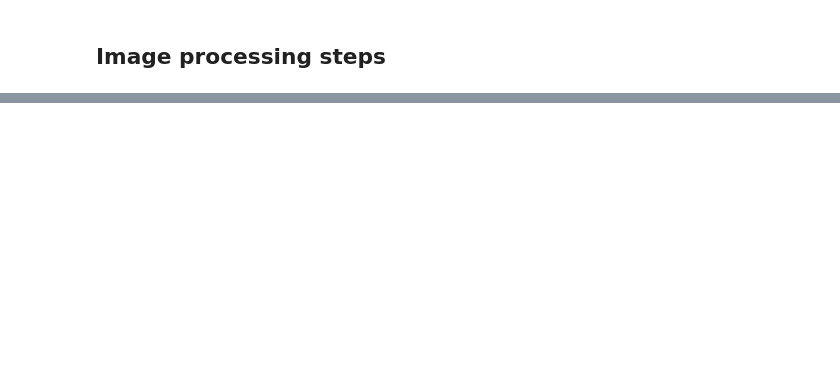
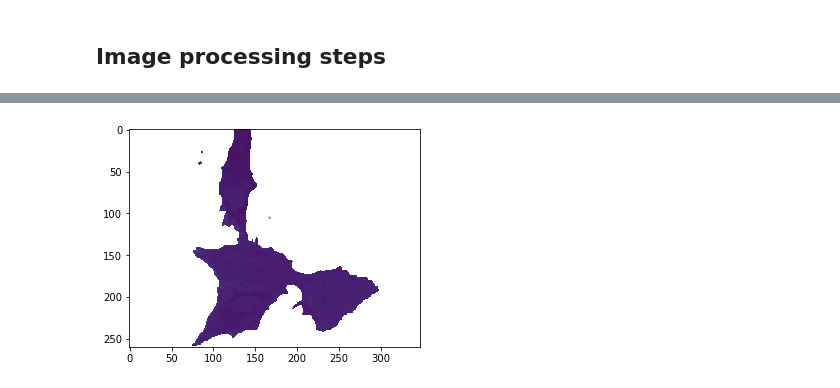
Before and after one commit to nbounatsos/ipqda_projects, a Jupyter notebook: assignment_B/IPQDA_23_ASS_B_Starting_Script.ipynb, the cells around one changed output, grey strips where cells are left out. Cells and saved outputs as stored; diff of their text form; code cells hidden in the pictures; blank space fills up the shorter version.

```diff
--- a/assignment_B/IPQDA_23_ASS_B_Starting_Script.ipynb
+++ b/assignment_B/IPQDA_23_ASS_B_Starting_Script.ipynb
@@ -86,2 +92,9 @@ background_mask =
+# %%
+
+# Now, you can manually draw the region of interest on the image in the Napari viewer
+# After drawing the region, you can get the mask like this:
+background_mask = viewer.layers['napari_fx'].data
+
+# End coding here
 # %% [markdown]
 ## Calculate average background intensity and also the standard deviation for all time frames and both channels. Plot them vs time.
@@ -88,11 +121,11 @@ background_mask =
 # %%
 # Mean and std dev calculation
 # Start coding here
-mean_donor =
-mean_acceptor =
-stddev_donor =
-stddev_acceptor =
 
+mean_donor = np.mean(donor_channel[:, background_mask_bool], axis=1)
+mean_acceptor = np.mean(acceptor_channel[:, background_mask_bool], axis=1)
+stddev_donor = np.std(donor_channel[:, background_mask_bool], axis=1)
+stddev_acceptor = np.std(acceptor_channel[:, background_mask_bool], axis=1)
 
 # End coding here
 # %%
@@ -140,21 +176,21 @@ acceptor_channel = image[:,1,:,:]
 for t in range(image.shape[0]):
 
     #######################################
-    ##Background substraction
+    ##Background subtraction
     #Start coding here
-    donor_channel[t, :, :] =
-    acceptor_channel[t, :, :] =
+    donor_channel[t, :, :] -= mean_donor[t]
+    acceptor_channel[t, :, :] -= mean_acceptor[t]
 
     #######################################
     ##Image registration
     #Calculate the shift between the two images
-    shift, error, diffphase =
+    shift, error, diffphase = phase_cross_correlation(donor_channel[t, :, :], acceptor_channel[t, :, :])
 
     #Create an affine transform object with the shift
-    tform =
+    tform = AffineTransform(translation=(-shift[0], -shift[1]))
 
     #Apply the transformation to the image
-    corrected_image =
+    corrected_image = warp(acceptor_channel[t, :, :], tform.inverse)
 
     # Replace the original channel with the corrected channel
     acceptor_channel[t, :, :] = corrected_image
@@ -162,16 +198,20 @@ for t in range(image.shape[0]):
     #######################################
     ##Image processing steps to reduce noise
     ##Smoothing (hint: use the created kernel)
-    donor_channel[t, :, :] =
-    acceptor_channel[t, :, :] =
+    donor_channel[t, :, :] = gaussian(donor_channel[t, :, :], sigma=1)
+    acceptor_channel[t, :, :] = gaussian(acceptor_channel[t, :, :], sigma=1)
 
     #Thresholding so that pixels with low signal are assigned with np.nan.
     #Use the background mean and standard deviation intensity in this step to form a threshold value
+    donor_channel[t, :, :] = img_as_float(donor_channel[t, :, :])
+    acceptor_channel[t, :, :] = img_as_float(acceptor_channel[t, :, :])
+    donor_channel[t, :, :][donor_channel[t, :, :] < mean_donor[t] + 2*stddev_donor[t]] = np.nan
+    acceptor_channel[t, :, :][acceptor_channel[t, :, :] < mean_acceptor[t] + 2*stddev_acceptor[t]] = np.nan
 
     #Well done. Let's keep the corrected frames
     corrected_frames[t, 1, :, :] = acceptor_channel[t, :, :]
     corrected_frames[t, 0, :, :] = donor_channel[t, :, :]
-    print(f'{t} of {image.shape[0]}')
+    print(f'{t+1} of {image.shape[0]}')
 
 
     # End coding here
@@ -182,14 +242,14 @@ plt.show()
 # %%
 # Calculate FRET ratios. R = Acceptor/Donor
 # Start coding here
-ratio =
-
-
+ratio = corrected_frames[:, 1, :, :] / corrected_frames[:, 0, :, :]
 # End coding here
 
 #Plot a layer
 plt.imshow(ratio[12,:,:])
 plt.show()
+# %% [output]
+[figure, added]
 # %%
 # Export the FRET ratios images as an animated gif
 # Start coding here
```
Also changed, not shown: parts of 20 cells of this notebook, 3 other files.
